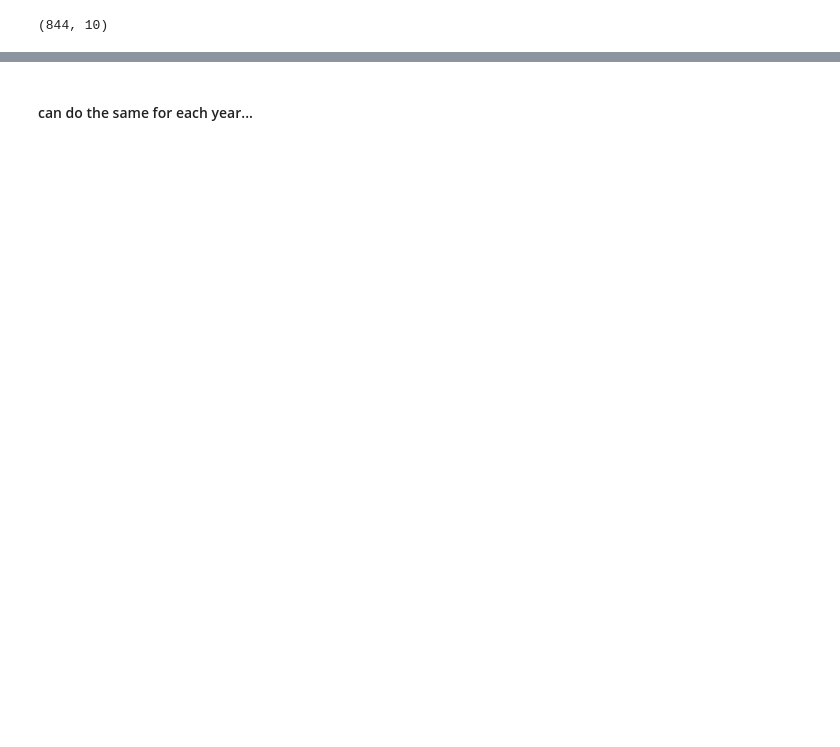
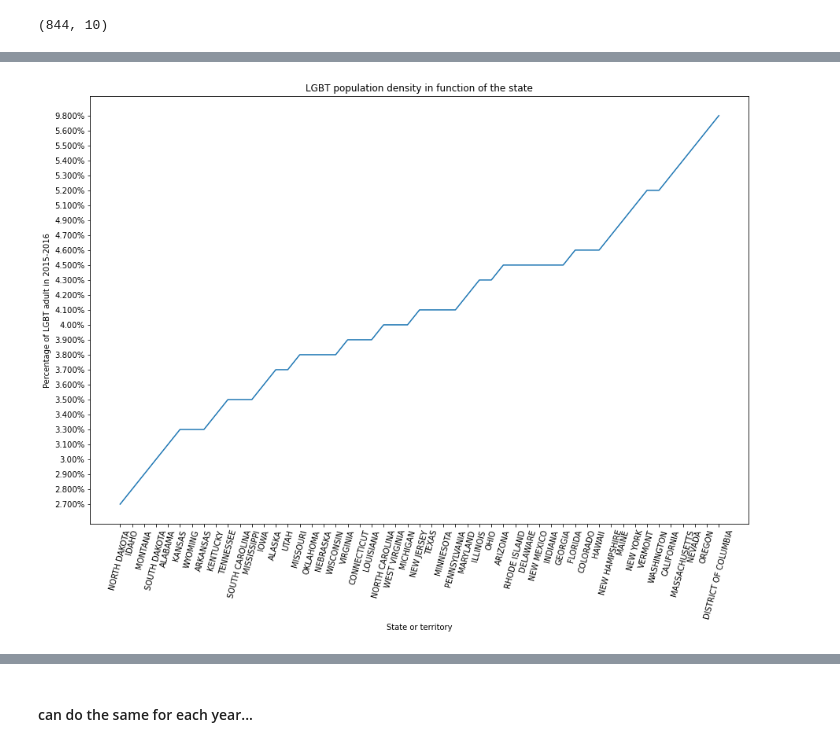
Before and after one commit to epfl-ada/ada-2021-project-ada_group_project, a Jupyter notebook: basic_exploration.ipynb, the cells around one changed output, grey strips where cells are left out. Drawn from its saved outputs; the diff is of its cells as text; code cells hidden in the pictures; blank space fills up the shorter version.

```diff
--- a/basic_exploration.ipynb
+++ b/basic_exploration.ipynb
@@ -114,0 +125,8 @@ Name: state, dtype: int64
+# %%
+#file lgbt population:
+lgbtpopulation=pd.read_csv("data/lgbtpopulation2021.csv")
+
+#clean it:
+lgbtpopulation=lgbtpopulation.dropna(how='any', axis=0)
+lgbtpopulation.groupby("STATE").sum()
+lgbtpopulation.sample(10)
@@ -114,0 +145,11 @@ Name: state, dtype: int64
+# %%
+lgbtpopulation=lgbtpopulation.sort_values(by=['LGBT POPULATION DENSITY'], axis=0)
+plt.figure(figsize=(15,10))
+plt.plot(lgbtpopulation['STATE'], lgbtpopulation['LGBT POPULATION DENSITY'])
+plt.title("LGBT population density in function of the state")
+plt.xticks(rotation=75)
+plt.xlabel("State or territory")
+plt.ylabel("Percentage of LGBT adult in 2015-2016")
+plt.show()
+# %% [output]
+[figure, added]
```
Also changed, not shown: parts of 19 cells of this notebook.
